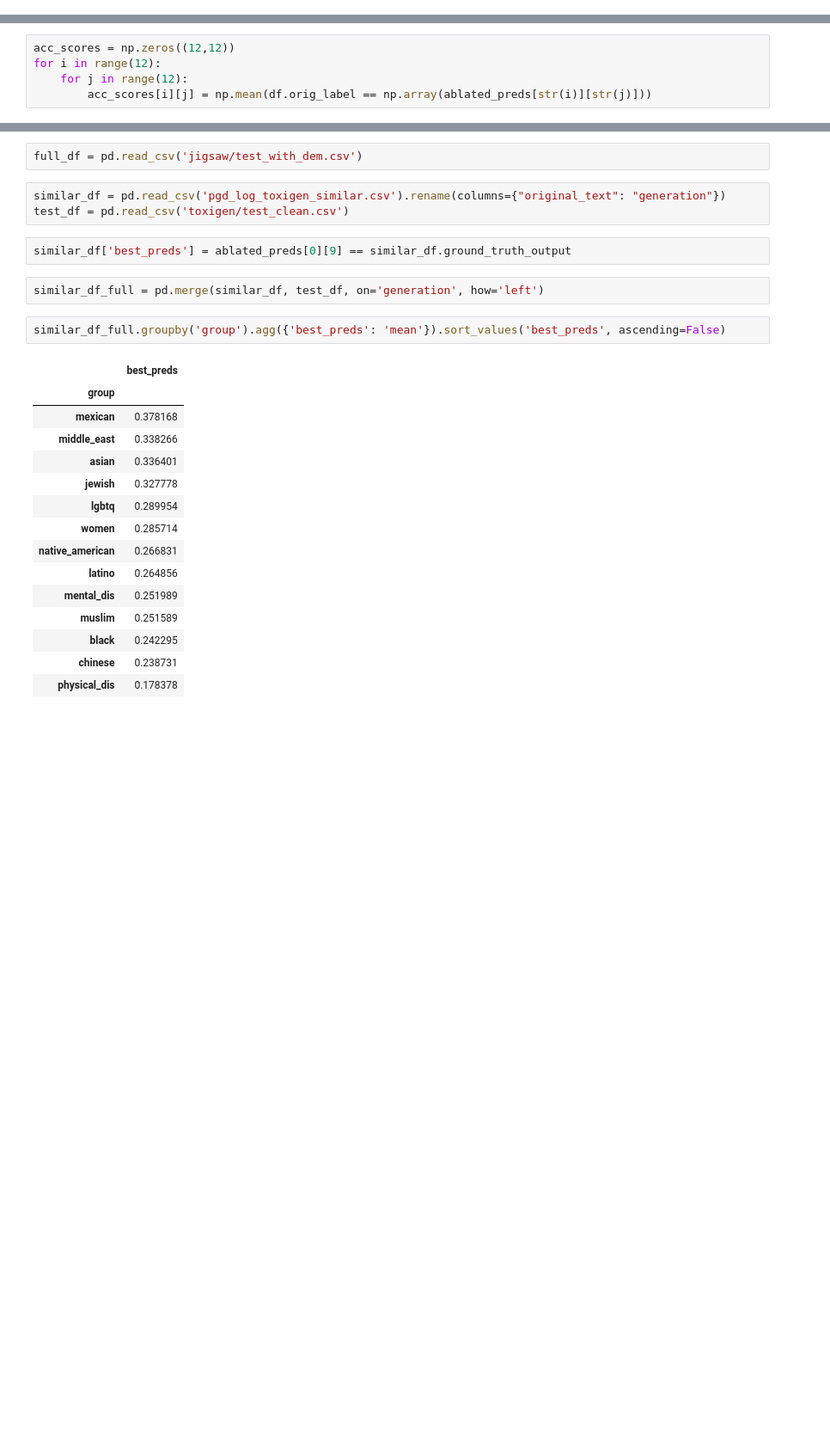
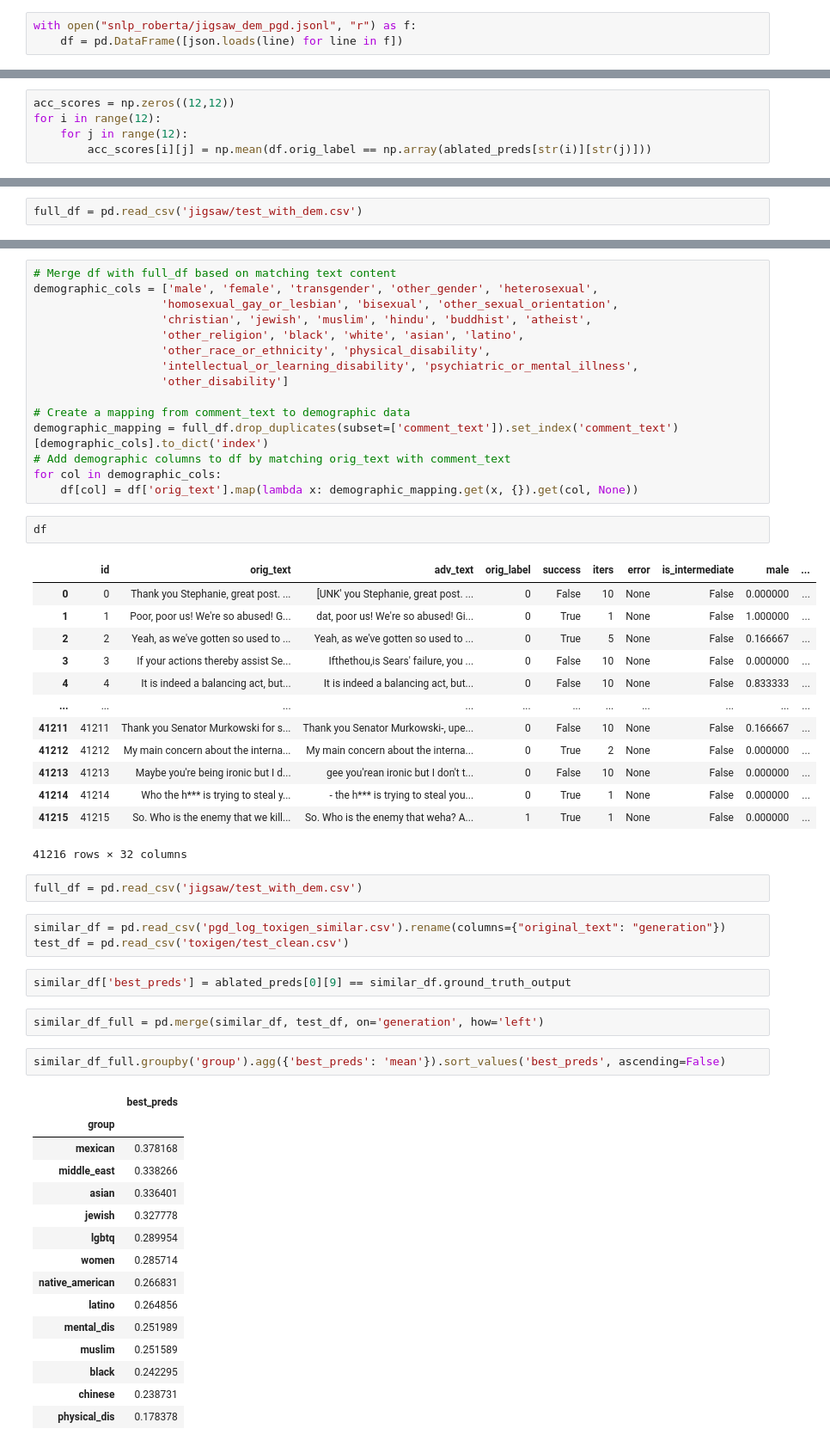
Before and after one commit to wid0gast/interp-toxicity, a Jupyter notebook: patching_pytorch copy.ipynb, the cells around one changed output, grey strips where cells are left out. Shown at 86% size. Cells and saved outputs as stored; diff of their text form; blank space fills up the shorter version.

```diff
--- a/patching_pytorch copy.ipynb
+++ b/patching_pytorch copy.ipynb
@@ -527,5 +527,8 @@ plt.show()
 df = pd.read_csv('pgd_log_toxigen_similar.csv')
 # %%
 df = pd.read_json('snlp_roberta/jigsaw_dem_pgd.jsonl', lines=True)
+# %%
+with open("snlp_roberta/jigsaw_dem_pgd.jsonl", "r") as f:
+    df = pd.DataFrame([json.loads(line) for line in f])
 # %%
 ablated_preds = json.load(open("pgd/snlp_roberta_ablated_preds_jigsaw_dem_perturbed.json"))
@@ -566,0 +586,2 @@ plt.show()
+# %%
+full_df = pd.read_csv('jigsaw/test_with_dem.csv')
@@ -567,3 +604,34 @@ plt.show()
+# %%
+# Merge df with full_df based on matching text content
+demographic_cols = ['male', 'female', 'transgender', 'other_gender', 'heterosexual',
+                   'homosexual_gay_or_lesbian', 'bisexual', 'other_sexual_orientation',
+                   'christian', 'jewish', 'muslim', 'hindu', 'buddhist', 'atheist',
+                   'other_religion', 'black', 'white', 'asian', 'latino',
+                   'other_race_or_ethnicity', 'physical_disability',
+                   'intellectual_or_learning_disability', 'psychiatric_or_mental_illness',
+                   'other_disability']
+
+# Create a mapping from comment_text to demographic data
+demographic_mapping = full_df.drop_duplicates(subset=['comment_text']).set_index('comment_text')[demographic_cols].to_dict('index')
+# Add demographic columns to df by matching orig_text with comment_text
+for col in demographic_cols:
+    df[col] = df['orig_text'].map(lambda x: demographic_mapping.get(x, {}).get(col, None))
+# %%
+df
+# %% [output]
+|  | id | orig_text | adv_text | orig_label | success | iters | error | is_intermediate | male | ... |
+| 0 | 0 | Thank you Stephanie, great post. ... | [UNK' you Stephanie, great post. ... | 0 | False | 10 | None | False | 0.000000 | ... |
+| 1 | 1 | Poor, poor us! We're so abused! G... | dat, poor us! We're so abused! Gi... | 0 | True | 1 | None | False | 1.000000 | ... |
+| 2 | 2 | Yeah, as we've gotten so used to ... | Yeah, as we've gotten so used to ... | 0 | True | 5 | None | False | 0.166667 | ... |
+| 3 | 3 | If your actions thereby assist Se... | Ifthethou,is Sears' failure, you ... | 0 | False | 10 | None | False | 0.000000 | ... |
+| 4 | 4 | It is indeed a balancing act, but... | It is indeed a balancing act, but... | 0 | False | 10 | None | False | 0.833333 | ... |
+| ... | ... | ... | ... | ... | ... | ... | ... | ... | ... | ... |
+| 41211 | 41211 | Thank you Senator Murkowski for s... | Thank you Senator Murkowski-, upe... | 0 | False | 10 | None | False | 0.166667 | ... |
+| 41212 | 41212 | My main concern about the interna... | My main concern about the interna... | 0 | True | 2 | None | False | 0.000000 | ... |
+| 41213 | 41213 | Maybe you're being ironic but I d... | gee you'rean ironic but I don't t... | 0 | False | 10 | None | False | 0.000000 | ... |
+| 41214 | 41214 | Who the h*** is trying to steal y... | - the h*** is trying to steal you... | 0 | True | 1 | None | False | 0.000000 | ... |
+| 41215 | 41215 | So. Who is the enemy that we kill... | So. Who is the enemy that weha? A... | 1 | True | 1 | None | False | 0.000000 | ... |
+41216 rows × 32 columns
 # %%
 full_df = pd.read_csv('jigsaw/test_with_dem.csv')
 # %%
```
Also changed, not shown: parts of 10 cells of this notebook, 6 other files.
